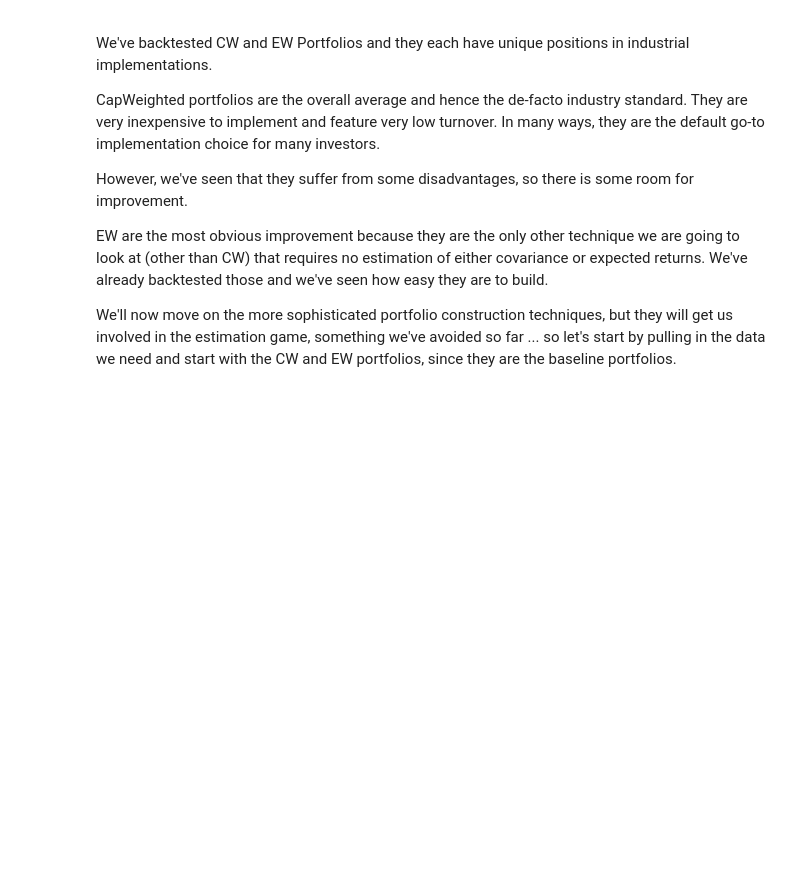
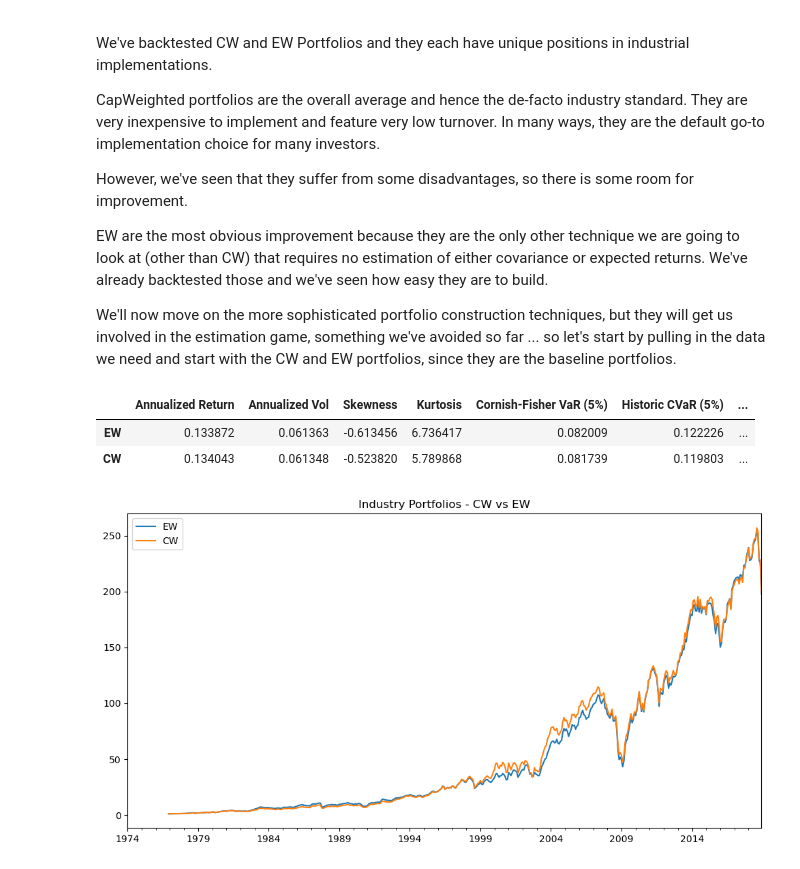
Before and after one commit to ahmet794/Investment-Banking-Asset-Management, a Jupyter notebook: Advanced Portfolio Construction and Analysis with Python/Labs Week 2.ipynb, the cells around one changed output. Saved outputs shown, nothing was run; the diff lists cells and outputs as text; code cells hidden in the pictures; blank space fills up the shorter version.

Commit message:
CW vs EW graph

```diff
--- a/Advanced Portfolio Construction and Analysis with Python/Labs Week 2.ipynb
+++ b/Advanced Portfolio Construction and Analysis with Python/Labs Week 2.ipynb
@@ -85,3 +85,22 @@ import risk_kit as rk
 
 %load_ext autoreload
 %autoreload 2
+# %%
+inds = ['Food', 'Beer', 'Smoke', 'Games', 'Books', 'Hshld', 'Clths', 'Hlth',
+       'Chems', 'Txtls', 'Cnstr', 'Steel', 'FabPr', 'ElcEq', 'Autos', 'Carry',
+       'Mines', 'Coal', 'Oil', 'Util', 'Telcm', 'Servs', 'BusEq', 'Paper',
+       'Trans', 'Whlsl', 'Rtail', 'Meals', 'Fin', 'Other']
+#inds=['Beer', 'Hlth', 'Fin','Rtail','Whlsl']
+ind_rets = rk.get_ind_returns(weighting="ew", n_inds=49)['1974':]
+ind_mcap = rk.get_ind_market_caps(49, weights=True)['1974':]
+# %%
+ewr = rk.backtest_ws(ind_rets, estimation_window=36, weighting=rk.weight_ew)
+cwr = rk.backtest_ws(ind_rets, estimation_window=36, weighting=rk.weight_cw, cap_weights=ind_mcap)
+btr = pd.DataFrame({'EW': ewr, 'CW':cwr})
+(1+btr).cumprod().plot(figsize=(12, 6), title = "Industry Portfolios - CW vs EW")
+rk.summary_stats(btr.dropna())
+# %% [output]
+|  | Annualized Return | Annualized Vol | Skewness | Kurtosis | Cornish-Fisher VaR (5%) | Historic CVaR (5%) | ... |
+| EW | 0.133872 | 0.061363 | -0.613456 | 6.736417 | 0.082009 | 0.122226 | ... |
+| CW | 0.134043 | 0.061348 | -0.523820 | 5.789868 | 0.081739 | 0.119803 | ... |
+[figure, added]
```
